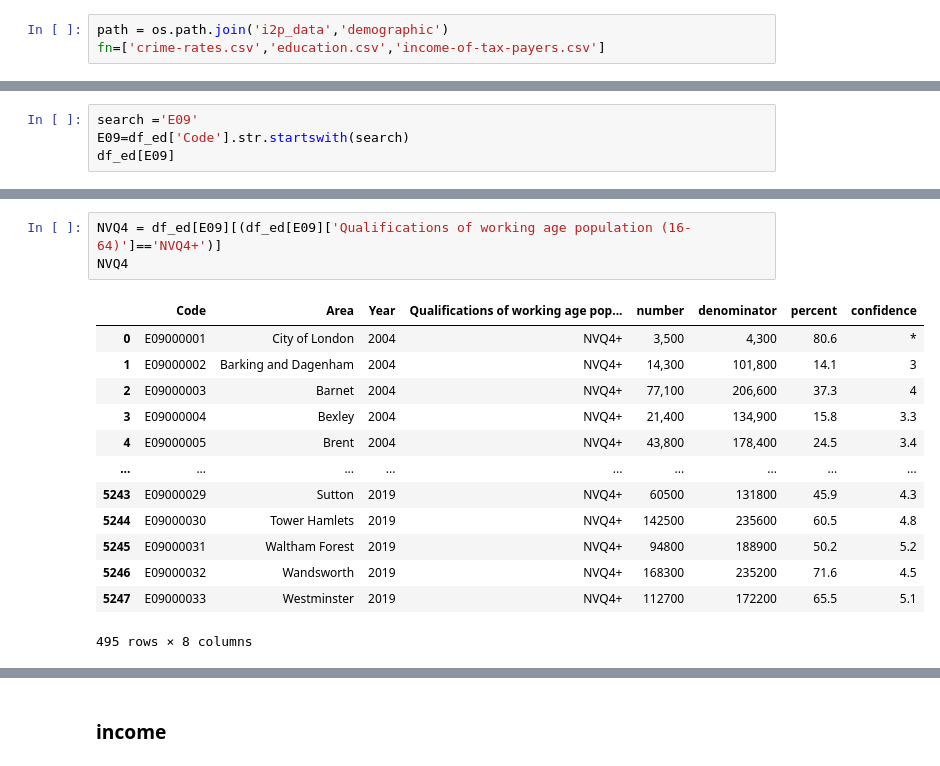
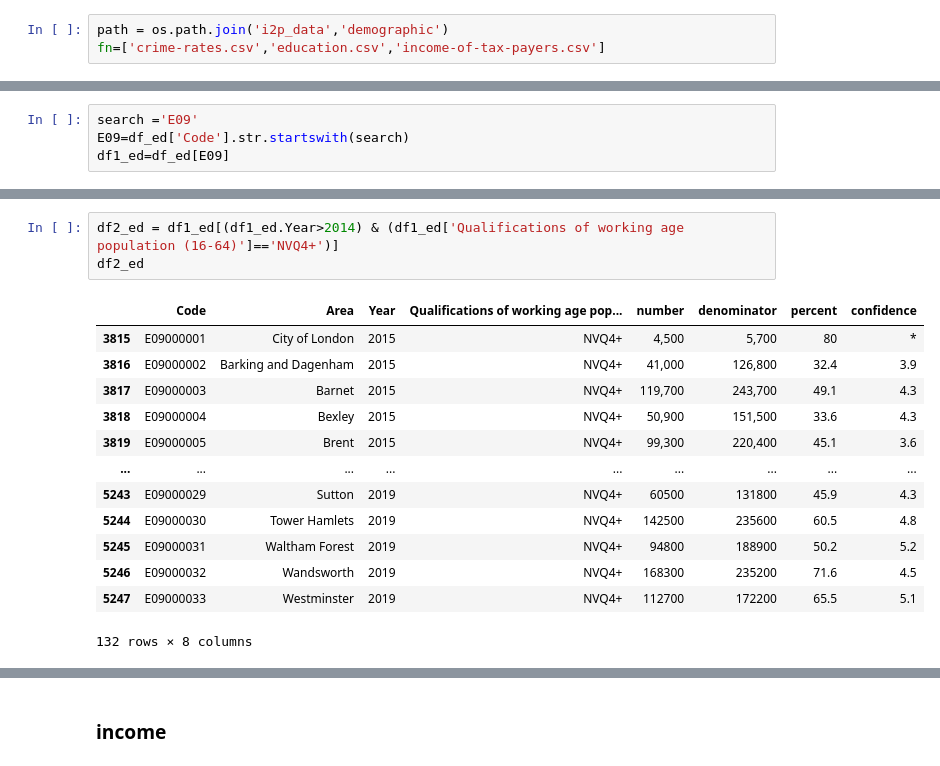
Before and after one commit to Jiawei997/i2p, a Jupyter notebook: Airbnb-listing.ipynb, the cells around one changed output, grey strips where cells are left out. Saved outputs shown, nothing was run; the diff lists cells and outputs as text.

```diff
--- a/Airbnb-listing.ipynb
+++ b/Airbnb-listing.ipynb
@@ -130,4 +133,4 @@ df_ed.head()
 # %%
 search ='E09'
 E09=df_ed['Code'].str.startswith(search)
-df_ed[E09]
+df1_ed=df_ed[E09]
@@ -148,17 +137,17 @@ df_ed[E09]
 # %%
-NVQ4 = df_ed[E09][(df_ed[E09]['Qualifications of working age population (16-64)']=='NVQ4+')]
-NVQ4
+df2_ed = df1_ed[(df1_ed.Year>2014) & (df1_ed['Qualifications of working age population (16-64)']=='NVQ4+')]
+df2_ed
 # %% [output]
 |  | Code | Area | Year | Qualifications of working age pop... | number | denominator | percent | confidence |
-| 0 | E09000001 | City of London | 2004 | NVQ4+ | 3,500 | 4,300 | 80.6 | * |
-| 1 | E09000002 | Barking and Dagenham | 2004 | NVQ4+ | 14,300 | 101,800 | 14.1 | 3 |
-| 2 | E09000003 | Barnet | 2004 | NVQ4+ | 77,100 | 206,600 | 37.3 | 4 |
-| 3 | E09000004 | Bexley | 2004 | NVQ4+ | 21,400 | 134,900 | 15.8 | 3.3 |
-| 4 | E09000005 | Brent | 2004 | NVQ4+ | 43,800 | 178,400 | 24.5 | 3.4 |
+| 3815 | E09000001 | City of London | 2015 | NVQ4+ | 4,500 | 5,700 | 80 | * |
+| 3816 | E09000002 | Barking and Dagenham | 2015 | NVQ4+ | 41,000 | 126,800 | 32.4 | 3.9 |
+| 3817 | E09000003 | Barnet | 2015 | NVQ4+ | 119,700 | 243,700 | 49.1 | 4.3 |
+| 3818 | E09000004 | Bexley | 2015 | NVQ4+ | 50,900 | 151,500 | 33.6 | 4.3 |
+| 3819 | E09000005 | Brent | 2015 | NVQ4+ | 99,300 | 220,400 | 45.1 | 3.6 |
 | ... | ... | ... | ... | ... | ... | ... | ... | ... |
 | 5243 | E09000029 | Sutton | 2019 | NVQ4+ | 60500 | 131800 | 45.9 | 4.3 |
 | 5244 | E09000030 | Tower Hamlets | 2019 | NVQ4+ | 142500 | 235600 | 60.5 | 4.8 |
 | 5245 | E09000031 | Waltham Forest | 2019 | NVQ4+ | 94800 | 188900 | 50.2 | 5.2 |
 | 5246 | E09000032 | Wandsworth | 2019 | NVQ4+ | 168300 | 235200 | 71.6 | 4.5 |
 | 5247 | E09000033 | Westminster | 2019 | NVQ4+ | 112700 | 172200 | 65.5 | 5.1 |
-495 rows × 8 columns
+132 rows × 8 columns
```
Also changed, not shown: parts of 61 cells of this notebook.
